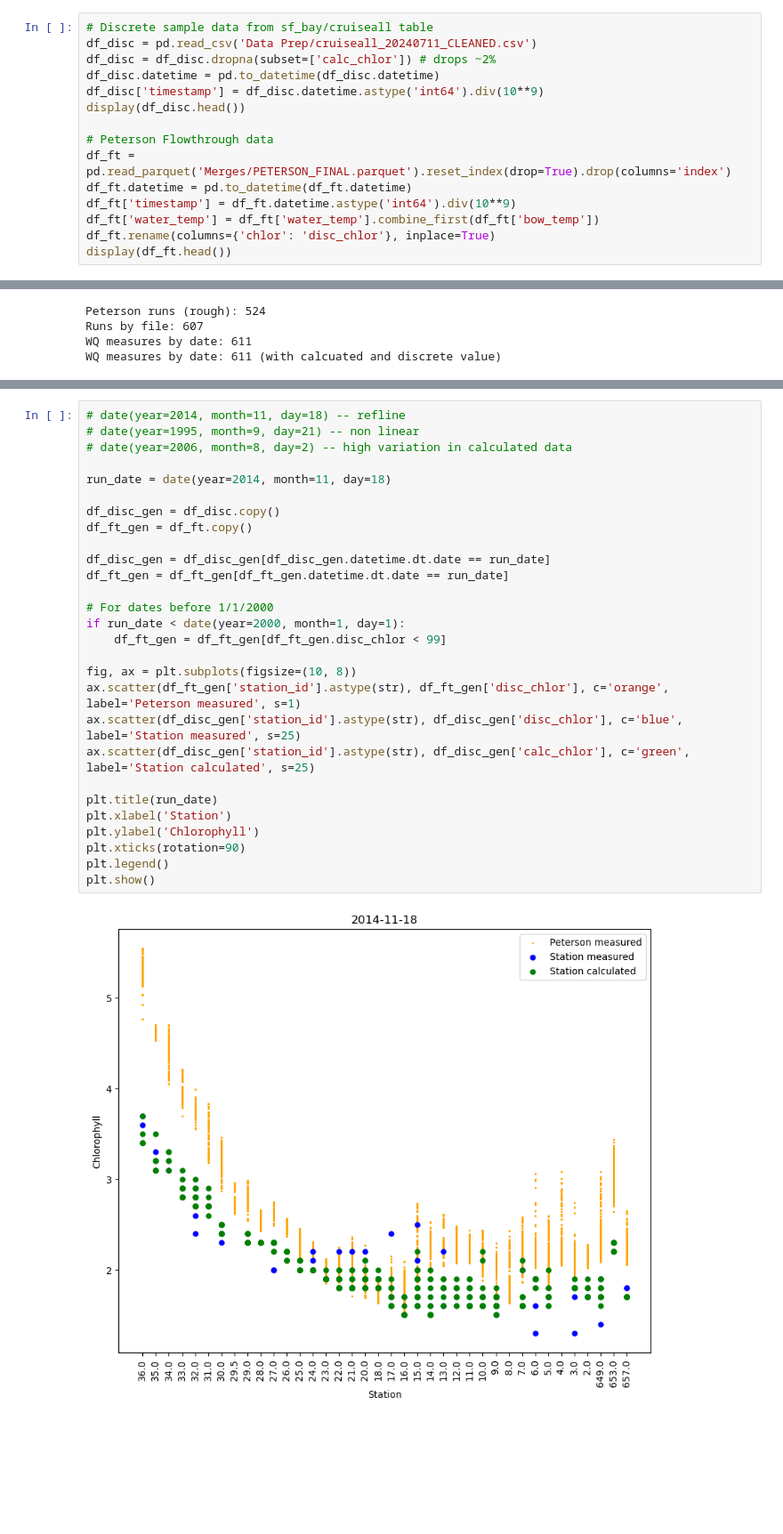
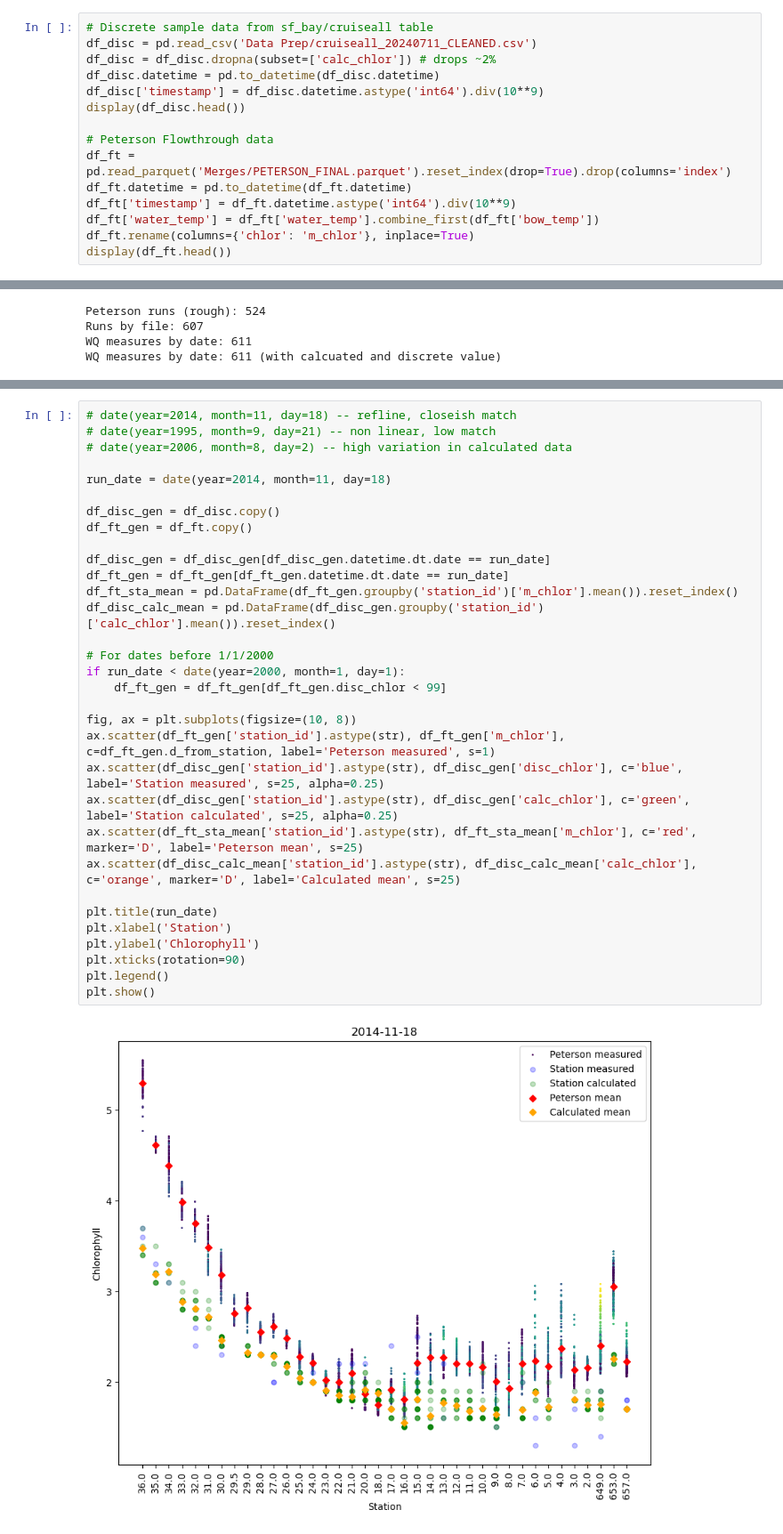
Before and after one commit to AlekWithK/PetersonFlowThrough, a Jupyter notebook: regression_cruiseall.ipynb, the cells around one changed output, grey strips where cells are left out. Shown: that part at 89% size. Cells and saved outputs as stored; diff of their text form; blank space fills up the shorter version.

```diff
--- a/regression_cruiseall.ipynb
+++ b/regression_cruiseall.ipynb
@@ -37,7 +38,7 @@ df_ft = pd.read_parquet('Merges/PETERSON_FINAL.parquet').reset_index(drop=True).
 df_ft.datetime = pd.to_datetime(df_ft.datetime)
 df_ft['timestamp'] = df_ft.datetime.astype('int64').div(10**9)
 df_ft['water_temp'] = df_ft['water_temp'].combine_first(df_ft['bow_temp'])
-df_ft.rename(columns={'chlor': 'disc_chlor'}, inplace=True)
+df_ft.rename(columns={'chlor': 'm_chlor'}, inplace=True)
 display(df_ft.head())
 # %% [output]
 |  | datetime | date | time | station_id | dist | depth | disc_chlor | calc_chlor | chlrat | disc_oxy | ... |
@@ -89,30 +91,34 @@ plt.show()
 # %%
-# date(year=2014, month=11, day=18) -- refline
-# date(year=1995, month=9, day=21) -- non linear
+# date(year=2014, month=11, day=18) -- refline, closeish match
+# date(year=1995, month=9, day=21) -- non linear, low match
 # date(year=2006, month=8, day=2) -- high variation in calculated data
 
 run_date = date(year=2014, month=11, day=18)
 
 df_disc_gen = df_disc.copy()
 df_ft_gen = df_ft.copy()
 
 df_disc_gen = df_disc_gen[df_disc_gen.datetime.dt.date == run_date]
 df_ft_gen = df_ft_gen[df_ft_gen.datetime.dt.date == run_date]
+df_ft_sta_mean = pd.DataFrame(df_ft_gen.groupby('station_id')['m_chlor'].mean()).reset_index()
+df_disc_calc_mean = pd.DataFrame(df_disc_gen.groupby('station_id')['calc_chlor'].mean()).reset_index()
 
 # For dates before 1/1/2000
 if run_date < date(year=2000, month=1, day=1):
     df_ft_gen = df_ft_gen[df_ft_gen.disc_chlor < 99]
 
 fig, ax = plt.subplots(figsize=(10, 8))
-ax.scatter(df_ft_gen['station_id'].astype(str), df_ft_gen['disc_chlor'], c='orange', label='Peterson measured', s=1)
-ax.scatter(df_disc_gen['station_id'].astype(str), df_disc_gen['disc_chlor'], c='blue', label='Station measured', s=25)
-ax.scatter(df_disc_gen['station_id'].astype(str), df_disc_gen['calc_chlor'], c='green', label='Station calculated', s=25)
+ax.scatter(df_ft_gen['station_id'].astype(str), df_ft_gen['m_chlor'], c=df_ft_gen.d_from_station, label='Peterson measured', s=1)
+ax.scatter(df_disc_gen['station_id'].astype(str), df_disc_gen['disc_chlor'], c='blue', label='Station measured', s=25, alpha=0.25)
+ax.scatter(df_disc_gen['station_id'].astype(str), df_disc_gen['calc_chlor'], c='green', label='Station calculated', s=25, alpha=0.25)
+ax.scatter(df_ft_sta_mean['station_id'].astype(str), df_ft_sta_mean['m_chlor'], c='red', marker='D', label='Peterson mean', s=25)
+ax.scatter(df_disc_calc_mean['station_id'].astype(str), df_disc_calc_mean['calc_chlor'], c='orange', marker='D', label='Calculated mean', s=25)
 
 plt.title(run_date)
 plt.xlabel('Station')
 plt.ylabel('Chlorophyll')
 plt.xticks(rotation=90)
 plt.legend()
 plt.show()
 # %% [output]
-[figure, old version]
+[figure, new version]
```
Also changed, not shown: parts of 10 cells of this notebook, 8 other files.
